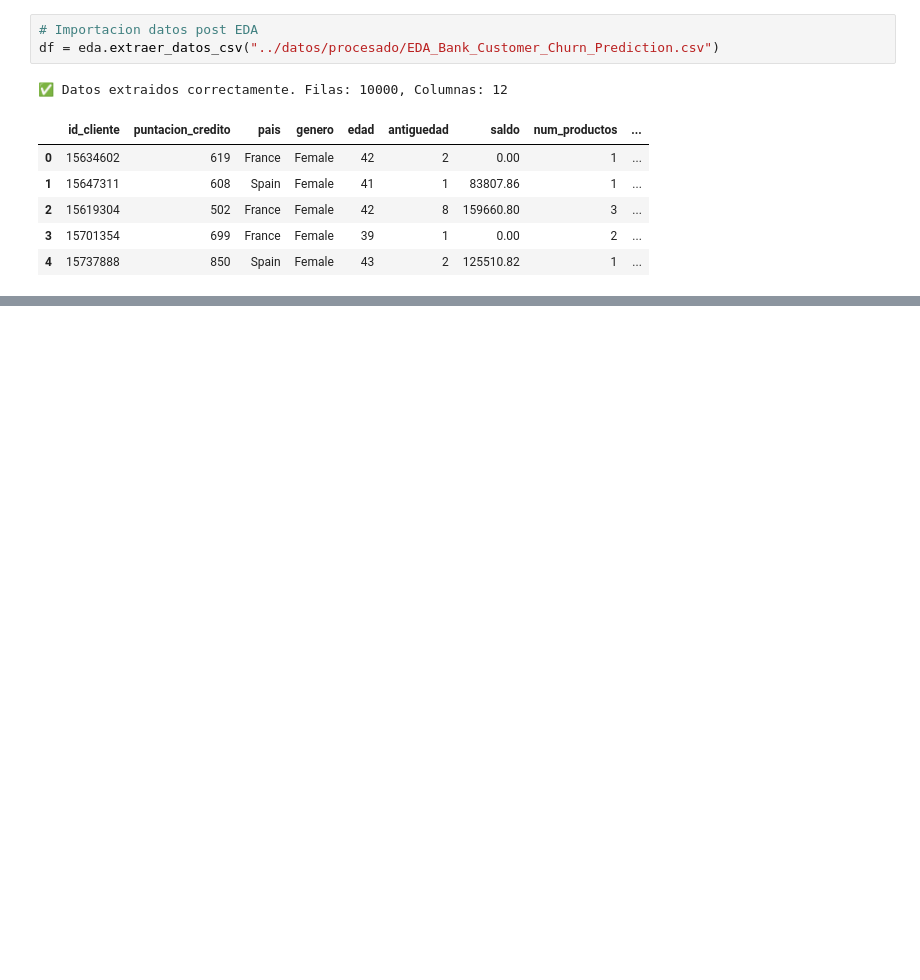
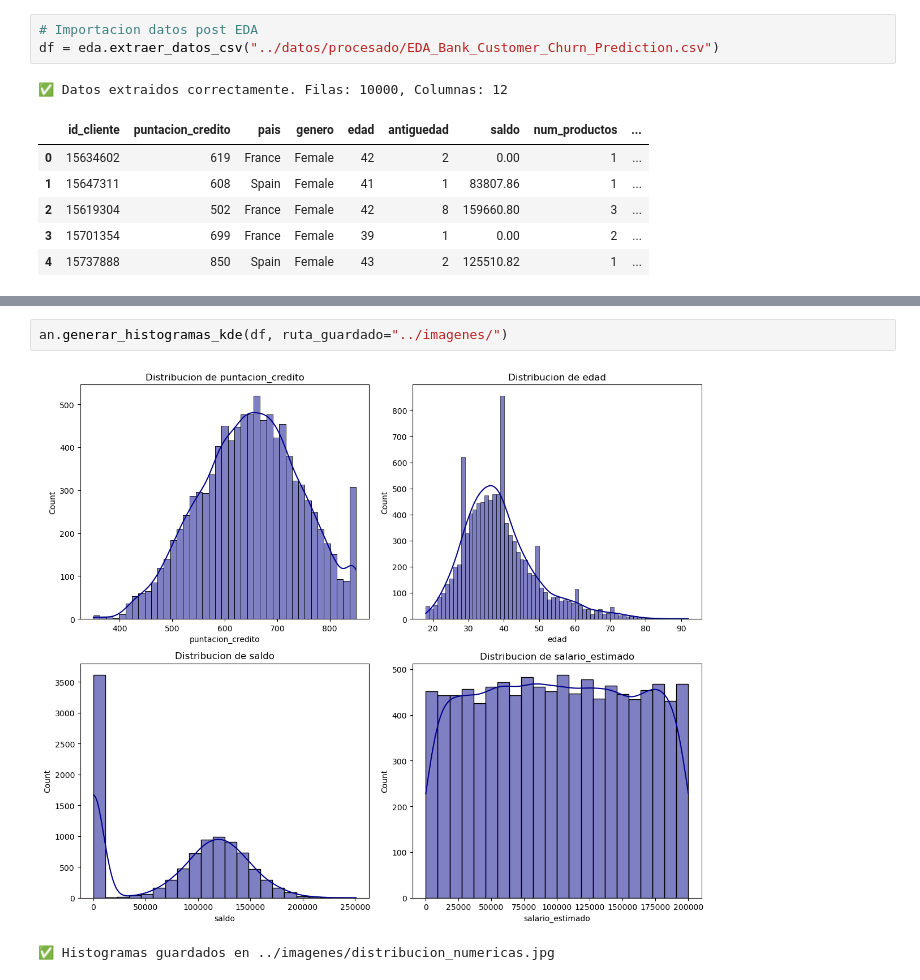
Before and after one commit to mpenacasares/Analisis_Abandono_Clientes, a Jupyter notebook: notebooks/02_analisis.ipynb, the cells around one changed output, grey strips where cells are left out. Drawn from its saved outputs; the diff is of its cells as text; blank space fills up the shorter version.

Commit message:
Generar histogramas y boxplots perfil generico cliente, guardar en imagenes y probar en main.py

```diff
--- a/notebooks/02_analisis.ipynb
+++ b/notebooks/02_analisis.ipynb
@@ -41,0 +58,5 @@ df = eda.extraer_datos_csv("../datos/procesado/EDA_Bank_Customer_Churn_Predictio
+# %%
+an.generar_histogramas_kde(df, ruta_guardado="../imagenes/")
+# %% [output]
+[figure, added]
+✅ Histogramas guardados en ../imagenes/distribucion_numericas.jpg
```
Also changed, not shown: parts of 4 cells of this notebook, 6 other files.
